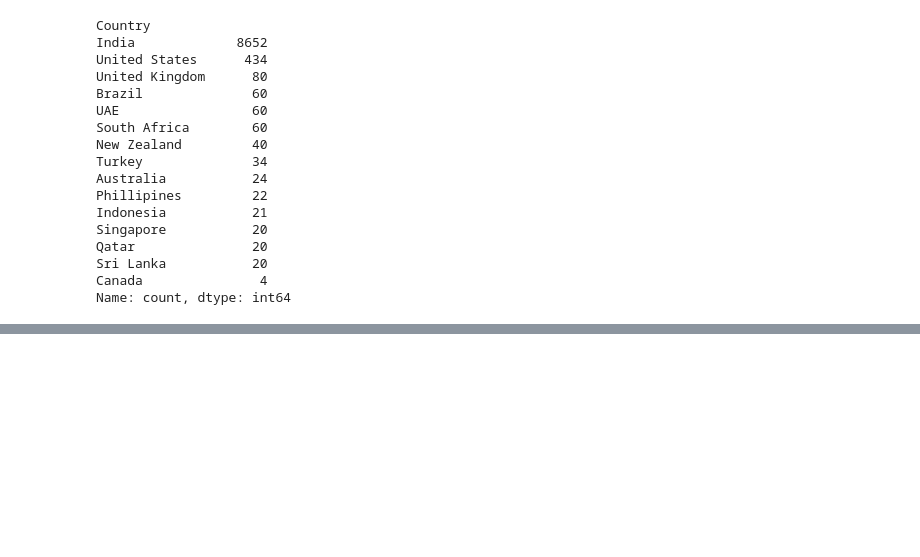
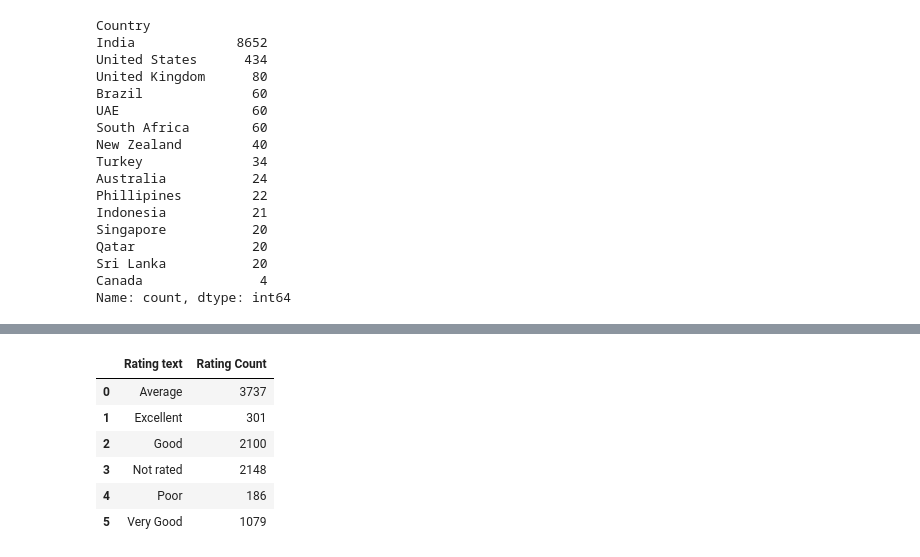
Before and after one commit to PrathameshP26/Data_analytics, a Jupyter notebook: EDA_and_Feature_Engineering_Zomato.ipynb, the cells around one changed output, grey strips where cells are left out. Cells and saved outputs as stored; diff of their text form; code cells hidden in the pictures; blank space fills up the shorter version.

```diff
--- a/EDA_and_Feature_Engineering_Zomato.ipynb
+++ b/EDA_and_Feature_Engineering_Zomato.ipynb
@@ -217,0 +263,12 @@ plt.show()
+# %%
+ratings2=final_df.groupby(['Rating text']).size().reset_index().rename(columns={0:'Rating Count'})
+# %%
+ratings2
+# %% [output]
+|  | Rating text | Rating Count |
+| 0 | Average | 3737 |
+| 1 | Excellent | 301 |
+| 2 | Good | 2100 |
+| 3 | Not rated | 2148 |
+| 4 | Poor | 186 |
+| 5 | Very Good | 1079 |
```
Also changed, not shown: parts of 8 cells of this notebook.
